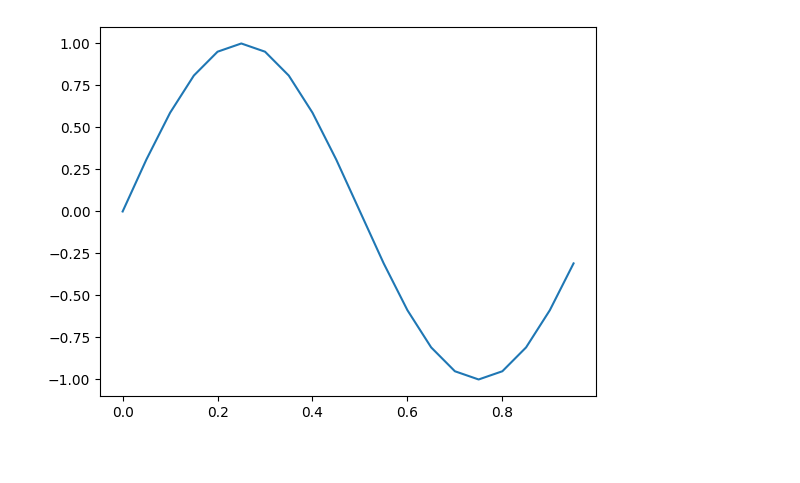
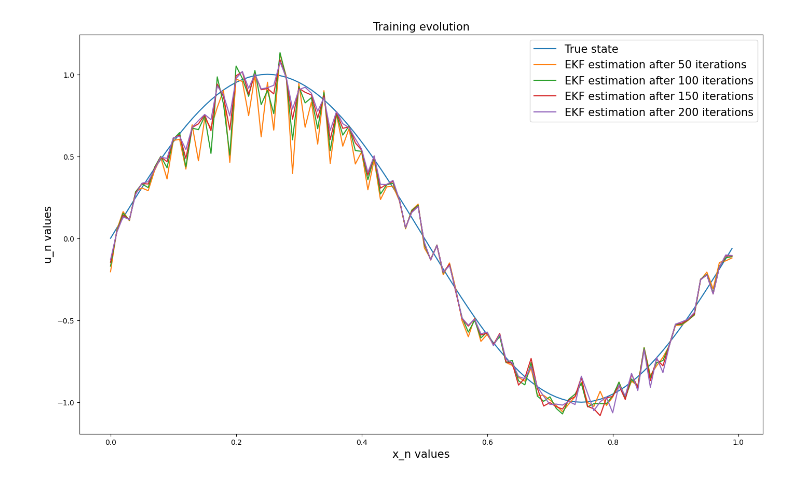
Before and after one commit to Safoueenmarcoo/Notebooks, a Jupyter notebook: extended_KF.ipynb, the cells around one changed output. Cells and saved outputs as stored; diff of their text form; code cells hidden in the pictures.

```diff
--- a/extended_KF.ipynb
+++ b/extended_KF.ipynb
@@ -317,12 +255,4 @@ def h(x_k: jnp.ndarray) -> jnp.ndarray:
 # %%
-R = jnp.eye(u.shape[0]) * 0.005
-
-Q = jnp.eye(5 * u.shape[0]) * 0.005
-mean = 0
-std_dev = 0.005
-
+R = jnp.eye(u.shape[0]) * 0.05
+Q = jnp.eye(5 * u.shape[0]) * 0.05
 P_0 = jnp.eye(5 * u.shape[0])
-Z = jnp.zeros((A.shape[0],1))
-w_k = jnp.zeros((5 * A.shape[0],1))
-# %%
-ekf = ExtendedKalmanFilter(x_0, new_state, h, R, Q, Z, w_k, P_0, jaccobian_f, h)
@@ -349,2 +258,0 @@ Array([ 9.0394414e-04,  1.7579484e-01,  2.2770624e-01,  1.6910070e-01,
-# %%
-ekf.update(x_0)
@@ -369,6 +259,30 @@ Array([ 1.7664654e-03,  3.0142799e-01,  5.6011492e-01,  7.8310555e-01,
-# %%
-fig,ax=plt.subplots()
-ax.plot(x_values,u)
-plt.show()
-# %% [output]
-[figure, removed]
+# %%
+def plot(ekf: ExtendedKalmanFilter, iterations: int, plot_each: int = None) -> None:
+    plot_each = iterations if plot_each is None else plot_each
+    plot_each = min(plot_each, iterations)
+    fig, ax = plt.subplots()
+    ax.plot(x_values, x_0[:N], label="True state")
+    for i in range(1, iterations + 1):
+        ekf.predict(jnp.zeros((u.shape[0], u.shape[0])))
+        ekf.update(x_0[:N])
+        if i % plot_each == 0:
+            ax.plot(x_values, ekf.x_k[:N], label=f"EKF estimation after {i} iterations")
+
+    plt.xlabel("x_n values", fontsize=15)
+    plt.ylabel("u_n values", fontsize=15)
+    plt.title("Training evolution", fontsize=15)
+    ax.legend(fontsize=15)
+    fig.set_size_inches(17, 10, forward=True)
+    plt.show()
+# %%
+key = jrandom.PRNGKey(int(time()))
+mean = 0
+std_dev = 0.05
+w_k = jrandom.normal(key, shape=(5 * A.shape[0], 1)) * std_dev + mean
+Z = jrandom.normal(key, shape=(A.shape[0], 1)) * std_dev + mean
+ekf = ExtendedKalmanFilter(
+    x_0, new_state, h, R, Q, Z, w_k, P_0, jaccobian_f, jaccobian_h
+)
+plot(ekf, iterations=200, plot_each=50)
+# %% [output]
+[figure, added]
```
Also changed, not shown: parts of 16 cells of this notebook, 2 other files.
